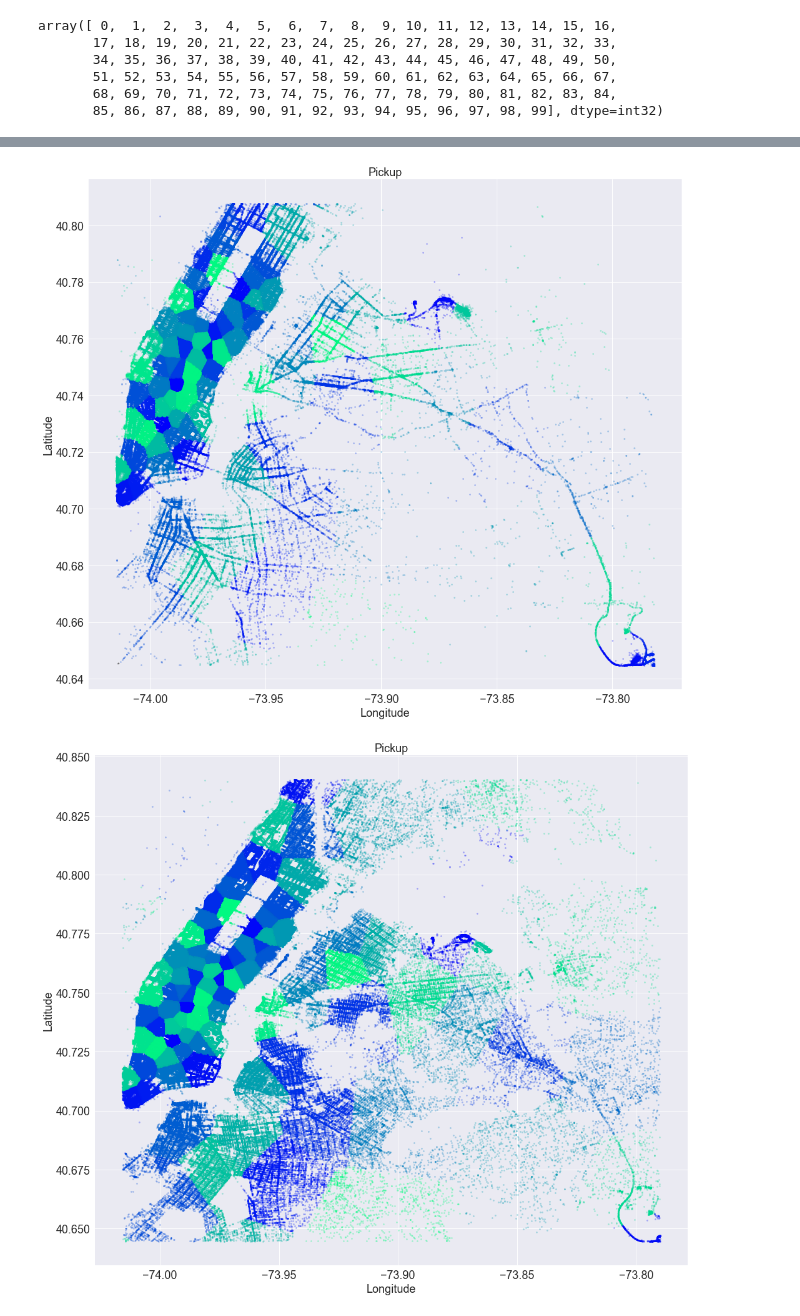
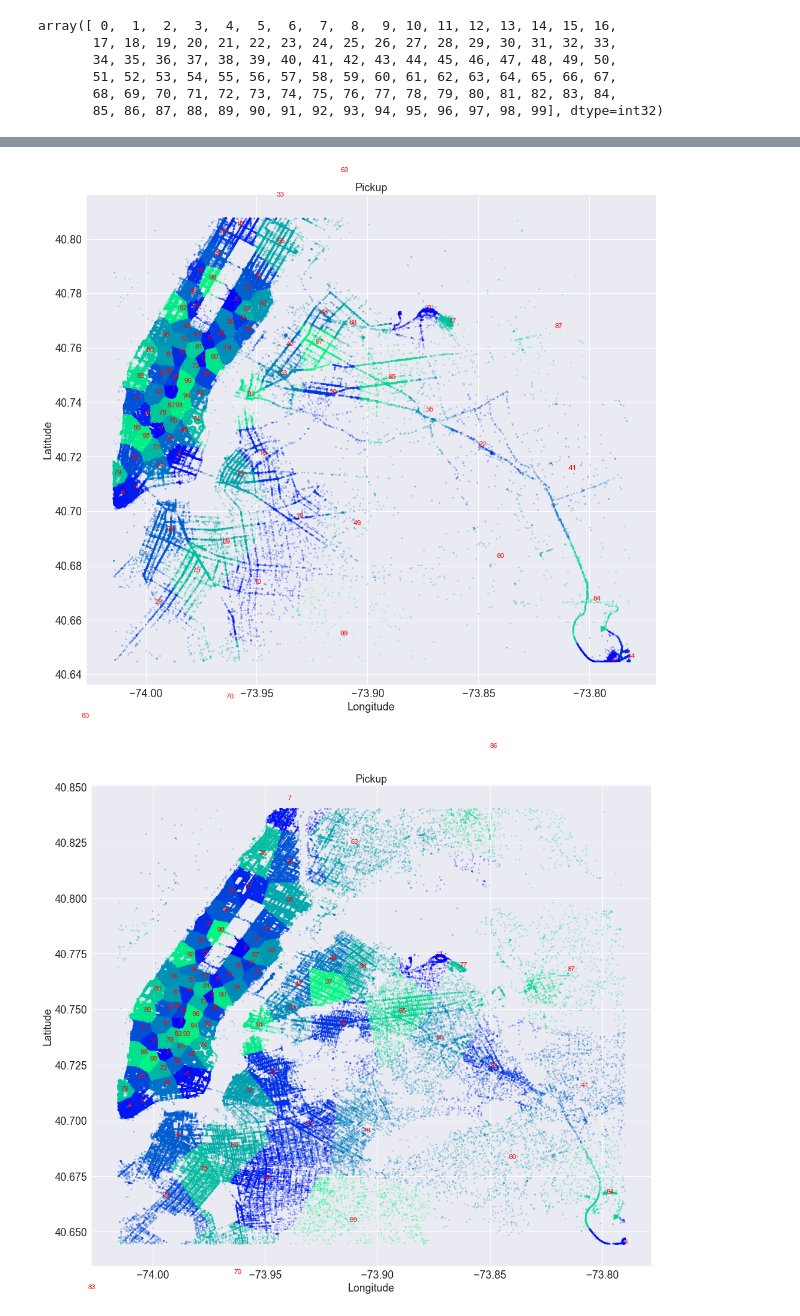
Before and after one commit to yennanliu/NYC_Taxi_Trip_Duration, a Jupyter notebook: notebook/EDA_jtsai_clustering.ipynb, the cells around one changed output, grey strips where cells are left out. Cells and saved outputs as stored; diff of their text form; code cells hidden in the pictures.

```diff
--- a/notebook/EDA_jtsai_clustering.ipynb
+++ b/notebook/EDA_jtsai_clustering.ipynb
@@ -303,6 +309,10 @@ class cluster_zone(object):
     def predict_df_column(self, algo_name, df_predict ):
         return pd.DataFrame(self.predict(algo_name, df_predict.values))
 
+    def get_model(self, name):
+        if name not in self.cluster: return
+        return self.cluster[name][1]
+
     def kmeans(self, use_sample=500000, batch_size=10000, random_state=1, debug=False ):
         self.cluster['kmeans'][1] = MiniBatchKMeans( n_clusters = self.n_zone,
                                                      batch_size = batch_size,
@@ -319,7 +336,6 @@ class cluster_zone(object):
 # %%
 df_map = df[['pickup_longitude','pickup_latitude', 'dropoff_longitude','dropoff_latitude']]
-pick_train = df_map[['pickup_longitude','pickup_latitude']]
-drop_train = df_map[['dropoff_longitude','dropoff_latitude']]
-train_sample = pd.DataFrame(np.vstack((pick_train.values, drop_train.values)),
-                            columns=['longitude','latitude'])
-train_sample.head()
+df_pick = df_map[['pickup_longitude','pickup_latitude']]
+df_drop = df_map[['dropoff_longitude','dropoff_latitude']]
+df_mix_train  = pd.DataFrame(np.vstack((df_pick.values, df_drop.values)),
+                             columns=['longitude','latitude'])
@@ -357,3 +381,5 @@ print len(clusters.df), len(clusters.X)
+# %%
+clusters = cluster_zone( df_mix_train )
 # %%
 clusters.kmeans(debug=True)
 # %% [output]
@@ -369,7 +395,8 @@ Used 14.75 sec. (20000)
 # %%
-df_map['pickup_zone']  = clusters.predict_df_column('kmeans', pick_train)
-df_map['dropoff_zone'] = clusters.predict_df_column('kmeans', drop_train)
-df_map.head()
+df_mix = df_map.copy()
+df_mix['pickup_zone']  = clusters.predict_df_column('kmeans', pick_train)
+df_mix['dropoff_zone'] = clusters.predict_df_column('kmeans', drop_train)
+df_mix.head()
 # %% [output]
 A value is trying to be set on a copy of a slice from a DataFrame.
 Try using .loc[row_indexer,col_indexer] = value instead
@@ -434,14 +444,14 @@ plt.show()
 # %%
 plt.figure(figsize=(17,15))
-draw_map_zone(df_map, 'pickup_longitude', 'pickup_latitude', 'pickup_zone', 'Pickup')
+draw_map_zone(df_mix, 'pickup_longitude', 'pickup_latitude', 'pickup_zone', 'Pickup', cluster=clusters.get_model('kmeans'))
 #draw_sub_zone(df_sub)
 plt.show()
 # %% [output]
-[figure, old version]
+[figure, new version]
 # %%
 plt.figure(figsize=(17,15))
-draw_map_zone(df_map, 'dropoff_longitude', 'dropoff_latitude', 'dropoff_zone', 'Pickup')
+draw_map_zone(df_mix, 'dropoff_longitude', 'dropoff_latitude', 'dropoff_zone', 'Pickup', cluster=clusters.get_model('kmeans'))
 #draw_sub_zone(df_sub)
 plt.show()
 # %% [output]
-[figure, old version]
+[figure, new version]
```
Also changed, not shown: parts of 25 cells of this notebook, 1 other file.
